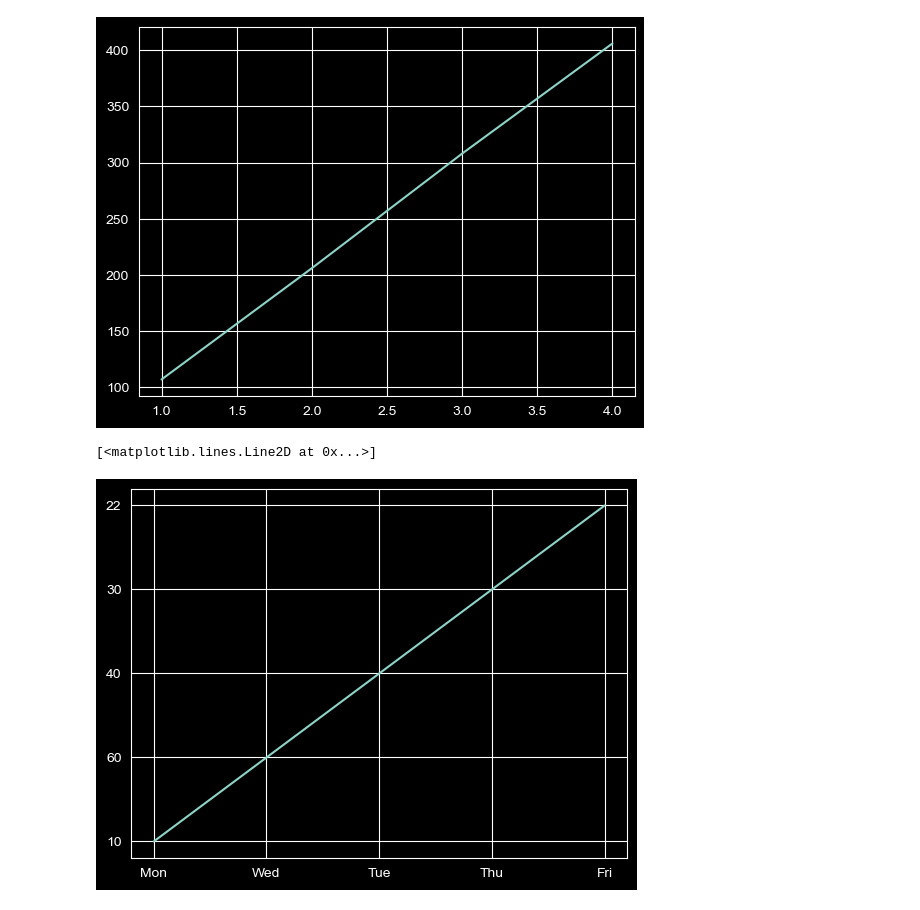
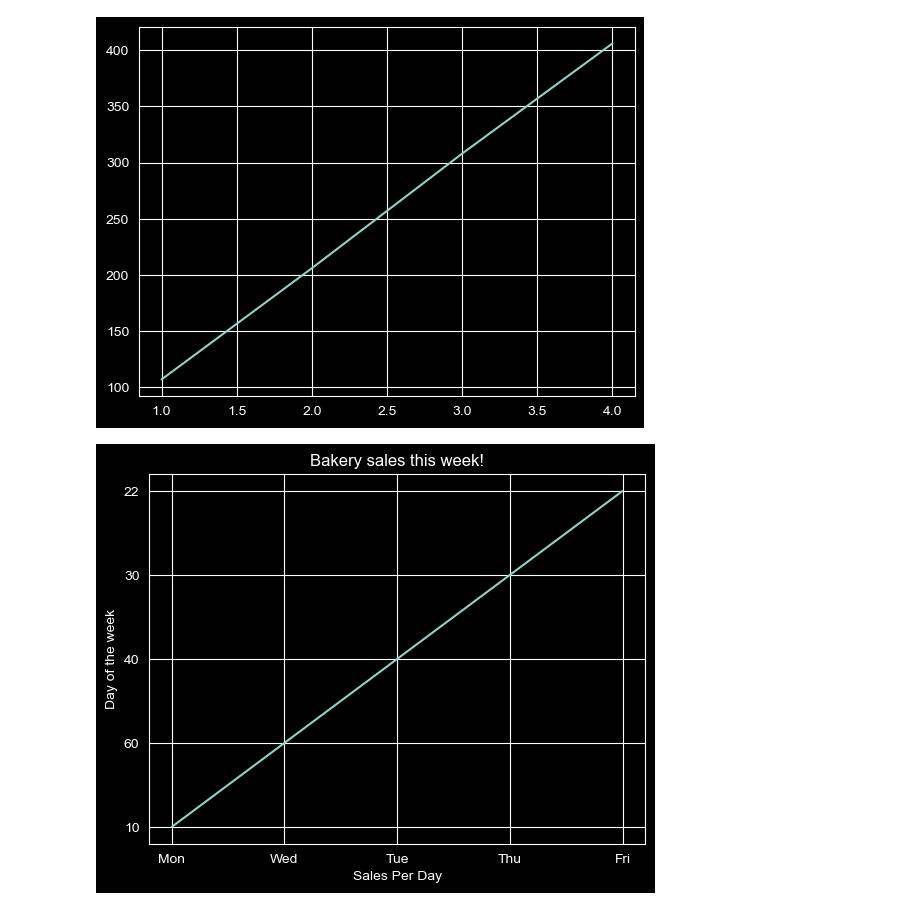
Before and after one commit to Geetansh124/Learn-PYthon-Progarmming, a Jupyter notebook: Python Programming/Python Libraries/Matplotlib/matplotlib.ipynb, the cells around one changed output. Drawn from its saved outputs; the diff is of its cells as text; code cells hidden in the pictures.

```diff
--- a/Python Programming/Python Libraries/Matplotlib/matplotlib.ipynb
+++ b/Python Programming/Python Libraries/Matplotlib/matplotlib.ipynb
@@ -15,8 +16,13 @@ import matplotlib.pyplot as plt
 # %%
 x = ['Mon',  'Wed', 'Tue', 'Thu', 'Fri'] #x-axis
 y = ['10', '60', '40', '30', '22'] #y-axis
 
-plt.plot(x,y)
+plt.plot(x,y) #This is the core plot command
+
+plt.title('Bakery sales this week!')
+plt.ylabel('Day of the week')
+plt.xlabel('Sales Per Day')
+
+plt.show() #to watch the output using this function
 # %% [output]
-[<matplotlib.lines.Line2D at 0x...>]
-[figure, old version]
+[figure, new version]
```
Also changed, not shown: parts of 2 cells of this notebook, 1 other file.
